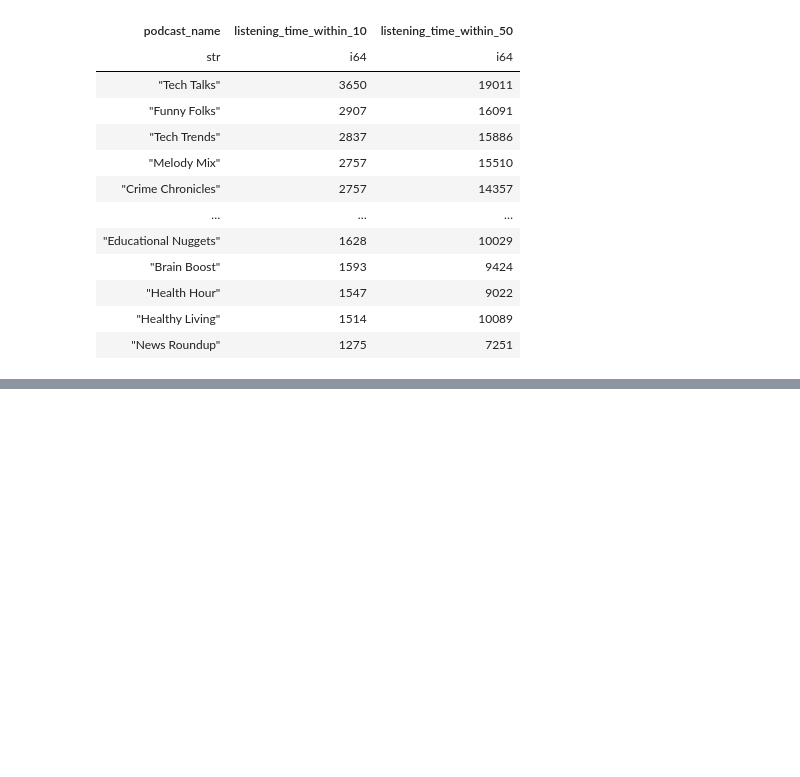
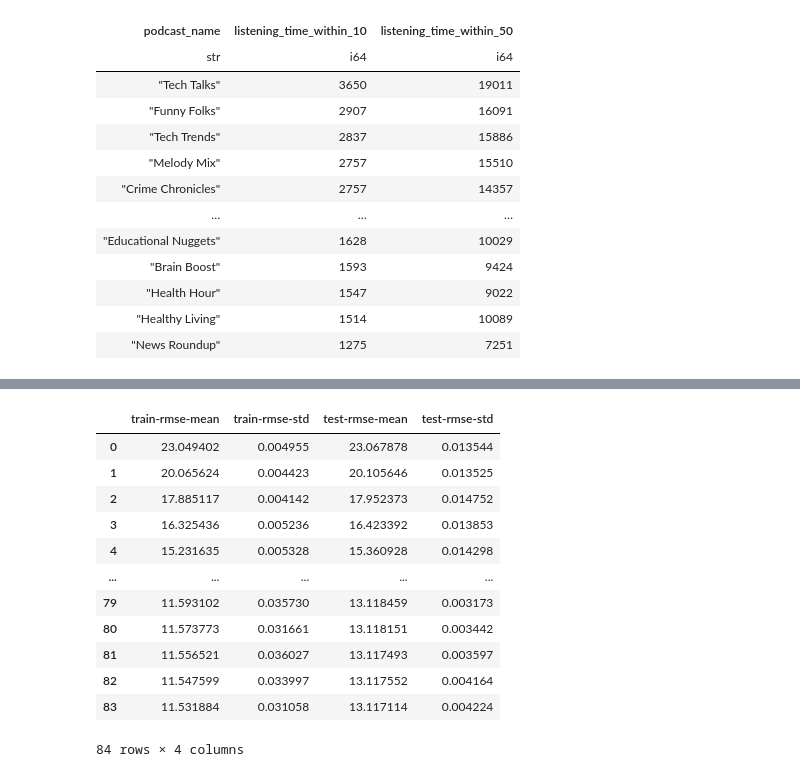
Before and after one commit to minimartzz/podcast-listening-time, a Jupyter notebook: data_exploration.ipynb, the cells around one changed output, grey strips where cells are left out. Cells and saved outputs as stored; diff of their text form; code cells hidden in the pictures; blank space fills up the shorter version.

```diff
--- a/data_exploration.ipynb
+++ b/data_exploration.ipynb
@@ -360,0 +535,42 @@ shape: (48, 3)
+# %%
+# # Convert to pandas to specify categorical columns
+# train_pd = temp.to_pandas()
+# target_pd = targets.to_pandas()
+
+# Forming the DMatrix
+dmatrix = xgb.DMatrix(temp, label=targets)
+# %%
+params = {
+  'device': 'cuda',
+  'objective': 'reg:squarederror',
+  # 'objective': 'reg:l2',
+  'max_depth': 14,
+  'colsample_bytree': 0.7,
+  'subsample': 0.8,
+  'learning_rate': 0.05,
+  'max_bin': 1024
+}
+
+xgb_cv = cv(
+  dtrain=dmatrix,
+  params=params,
+  nfold=3,
+  num_boost_round=100,
+  verbose_eval=True
+)
+# %%
+xgb_cv
+# %% [output]
+|  | train-rmse-mean | train-rmse-std | test-rmse-mean | test-rmse-std |
+| 0 | 23.049402 | 0.004955 | 23.067878 | 0.013544 |
+| 1 | 20.065624 | 0.004423 | 20.105646 | 0.013525 |
+| 2 | 17.885117 | 0.004142 | 17.952373 | 0.014752 |
+| 3 | 16.325436 | 0.005236 | 16.423392 | 0.013853 |
+| 4 | 15.231635 | 0.005328 | 15.360928 | 0.014298 |
+| ... | ... | ... | ... | ... |
+| 79 | 11.593102 | 0.035730 | 13.118459 | 0.003173 |
+| 80 | 11.573773 | 0.031661 | 13.118151 | 0.003442 |
+| 81 | 11.556521 | 0.036027 | 13.117493 | 0.003597 |
+| 82 | 11.547599 | 0.033997 | 13.117552 | 0.004164 |
+| 83 | 11.531884 | 0.031058 | 13.117114 | 0.004224 |
+84 rows × 4 columns
```
Also changed, not shown: parts of 10 cells of this notebook.
